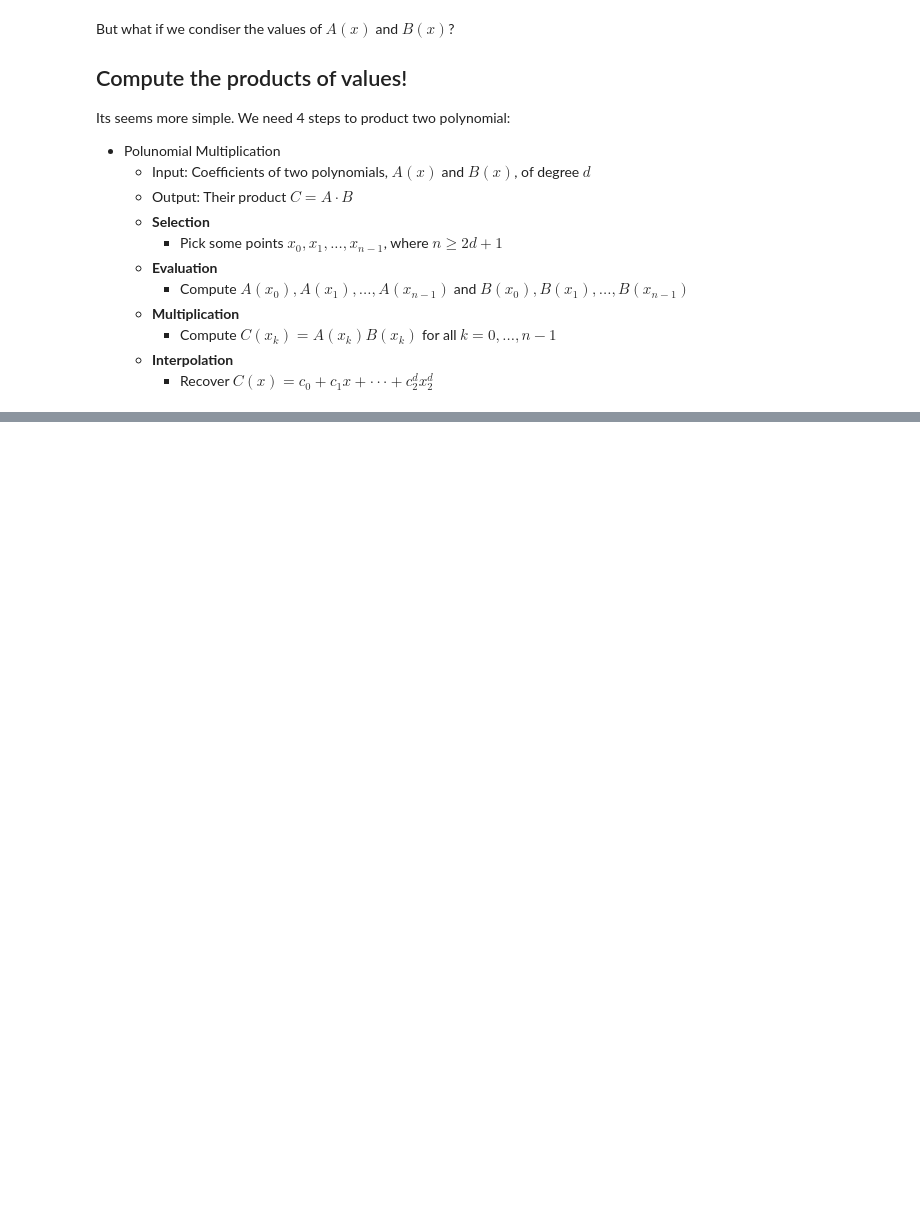
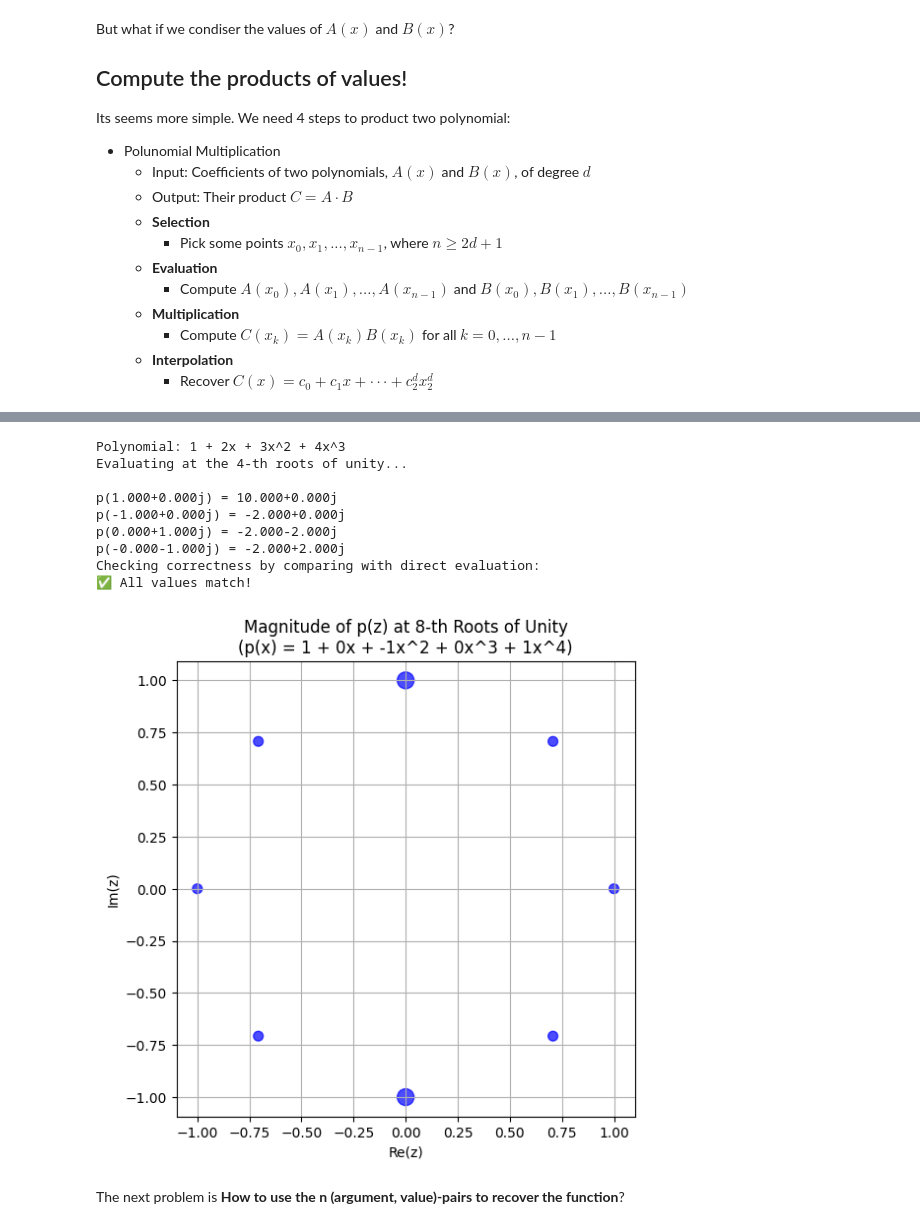
Before and after one commit to dddsx259/MyStudyNote, a Jupyter notebook: HKU COMP3252 Algorithm design and analysis/Algorithms/FFT.ipynb, the cells around one changed output, grey strips where cells are left out. Saved outputs shown, nothing was run; the diff lists cells and outputs as text; code cells hidden in the pictures; blank space fills up the shorter version.

```diff
--- a/HKU COMP3252 Algorithm design and analysis/Algorithms/FFT.ipynb
+++ b/HKU COMP3252 Algorithm design and analysis/Algorithms/FFT.ipynb
@@ -31,10 +33,10 @@ class Polynomial:
         self.coefficients = coefficients# From the constant item to the heightest degree
         self.degree = len(coefficients) - 1
 
-    def __call__(self, x):
+    def __call__(self, x: int | float | complex)-> int | float | complex:
         return self.value_of(x)
 
-    def value_of(self, x):
+    def value_of(self, x: int | float | complex)-> int | float | complex:
         result = 0
         for i, c in enumerate(self.coefficients):
             result += c * (x ** i)
@@ -63,7 +65,7 @@ class Polynomial:
         return f"Polynomial({self.coefficients})"
 
     def __add__(self, other: object)-> 'Polynomial':
-        if isinstance(other, (int, float)):
+        if isinstance(other, (int, float, complex)):
             newCoeffs = self.coefficients.copy()
             newCoeffs[0] += other
             return Polynomial(newCoeffs)
@@ -85,7 +87,7 @@ class Polynomial:
         return self + other
 
     def __sub__(self, other: object)-> 'Polynomial':
-        if isinstance(other, (int, float)):
+        if isinstance(other, (int, float, complex)):
             newCoeffs = self.coefficients.copy()
             newCoeffs[0] -= other
             return Polynomial(newCoeffs)
@@ -112,7 +114,7 @@ class Polynomial:
 
 
     def __mul__(self, other: object)-> 'Polynomial':
-        if isinstance(other, (int, float)):
+        if isinstance(other, (int, float, complex)):
             newCoeffs = [self.coefficients[i] * other for i in range(self.degree + 1)]
             return Polynomial(newCoeffs)
         elif isinstance(other, Polynomial):
@@ -180,0 +243,64 @@ where $A_e$ donates the even-numbered coeffcients(e.g. $a_0, a_2,\dots$), $A_o$
+# %%
+#Test of evaluate (Generate by Qwen3)
+# Example polynomial: p(x) = 1 + 2x + 3x^2 + 4x^3
+p = Polynomial([1, 2, 3, 4])
+n = 4  # must be power of 2
+
+print(f"Polynomial: {p}")
+print(f"Evaluating at the {n}-th roots of unity...\n")
+
+result = evaluate(n, p)
+
+for root, value in result.items():
+    print(f"p({root:.3f}) = {value:.3f}")
+
+# Cross-check with direct evaluation
+roots = generateNthRoots(n)
+direct_eval = {root: p(root) for root in roots}
+
+print("Checking correctness by comparing with direct evaluation:")
+all_close = True
+for root in roots:
+    fft_val = result[root]
+    direct_val = direct_eval[root]
+    if abs(fft_val - direct_val) > 1e-10:
+        print(f"Mismatch at {root}: FFT={fft_val}, Direct={direct_val}")
+        all_close = False
+
+if all_close:
+    print("✅ All values match!")
+else:
+    print("❌ Some values differ.")
+
+import matplotlib.pyplot as plt
+
+# Use n=8 for richer visualization
+p2 = Polynomial([1, 0, -1, 0, 1])  # e.g., 1 - x^2 + x^4
+n2 = 8
+evals = evaluate(n2, p2)
+
+roots = list(evals.keys())
+magnitudes = [abs(val) for val in evals.values()]
+
+plt.figure(figsize=(6, 6))
+plt.scatter([z.real for z in roots], [z.imag for z in roots],
+            s=[m*50 for m in magnitudes], alpha=0.7, c='blue')
+plt.title(f"Magnitude of p(z) at {n2}-th Roots of Unity\n(p(x) = {p2})")
+plt.xlabel("Re(z)")
+plt.ylabel("Im(z)")
+plt.axis('equal')
+plt.grid(True)
+plt.show()
+# %% [output]
+Polynomial: 1 + 2x + 3x^2 + 4x^3
+Evaluating at the 4-th roots of unity...
+
+p(1.000+0.000j) = 10.000+0.000j
+p(-1.000+0.000j) = -2.000+0.000j
+p(0.000+1.000j) = -2.000-2.000j
+p(-0.000-1.000j) = -2.000+2.000j
+Checking correctness by comparing with direct evaluation:
+✅ All values match!
+[figure, added]
+# %% [markdown]
+The next problem is **How to use the n (argument, value)-pairs to recover the function**?
```
Also changed, not shown: parts of 7 cells of this notebook, 2 other files.
